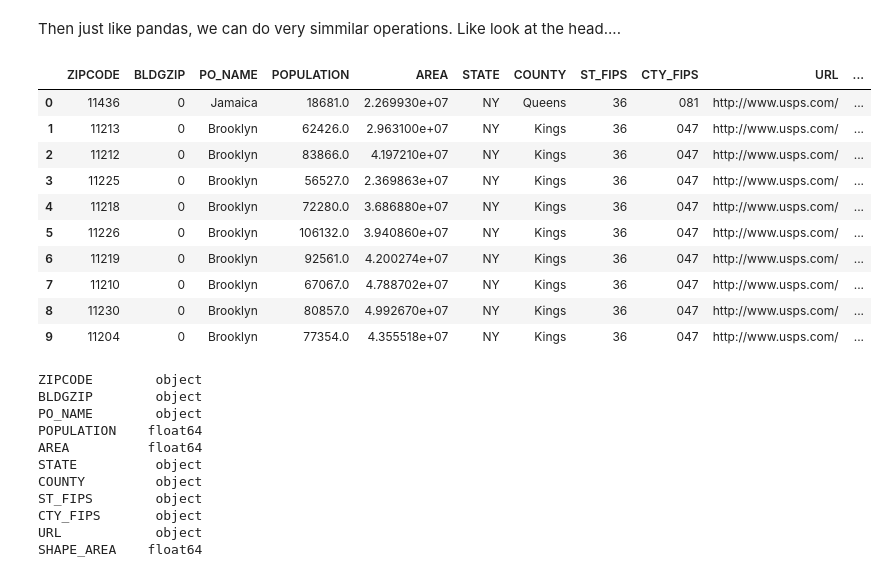
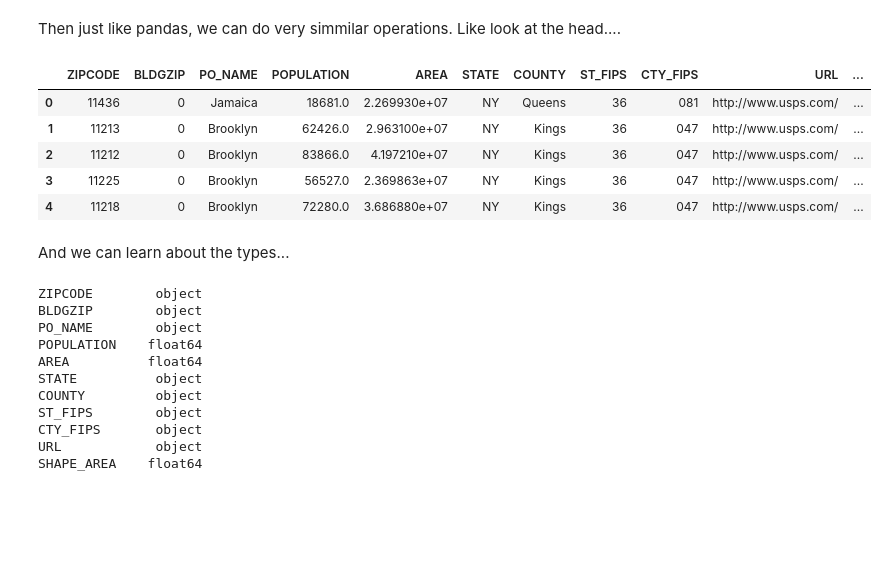
Before and after one commit to mwaugh0328/data_bootcamp_spring_2018, a Jupyter notebook: week13/geopandas.ipynb, the cells around one changed output. Drawn from its saved outputs; the diff is of its cells as text; code cells hidden in the pictures; blank space fills up the shorter version.

```diff
--- a/week13/geopandas.ipynb
+++ b/week13/geopandas.ipynb
@@ -78,19 +126,16 @@ geopandas.geodataframe.GeoDataFrame
 # %% [markdown]
 Then just like pandas, we can do very simmilar operations. Like look at the head....
 # %%
-nyc_map.head(10)
+nyc_map.head(5)
 # %% [output]
 |  | ZIPCODE | BLDGZIP | PO_NAME | POPULATION | AREA | STATE | COUNTY | ST_FIPS | CTY_FIPS | URL | ... |
 | 0 | 11436 | 0 | Jamaica | 18681.0 | 2.269930e+07 | NY | Queens | 36 | 081 | http://www.usps.com/ | ... |
 | 1 | 11213 | 0 | Brooklyn | 62426.0 | 2.963100e+07 | NY | Kings | 36 | 047 | http://www.usps.com/ | ... |
 | 2 | 11212 | 0 | Brooklyn | 83866.0 | 4.197210e+07 | NY | Kings | 36 | 047 | http://www.usps.com/ | ... |
 | 3 | 11225 | 0 | Brooklyn | 56527.0 | 2.369863e+07 | NY | Kings | 36 | 047 | http://www.usps.com/ | ... |
 | 4 | 11218 | 0 | Brooklyn | 72280.0 | 3.686880e+07 | NY | Kings | 36 | 047 | http://www.usps.com/ | ... |
-| 5 | 11226 | 0 | Brooklyn | 106132.0 | 3.940860e+07 | NY | Kings | 36 | 047 | http://www.usps.com/ | ... |
-| 6 | 11219 | 0 | Brooklyn | 92561.0 | 4.200274e+07 | NY | Kings | 36 | 047 | http://www.usps.com/ | ... |
-| 7 | 11210 | 0 | Brooklyn | 67067.0 | 4.788702e+07 | NY | Kings | 36 | 047 | http://www.usps.com/ | ... |
-| 8 | 11230 | 0 | Brooklyn | 80857.0 | 4.992670e+07 | NY | Kings | 36 | 047 | http://www.usps.com/ | ... |
-| 9 | 11204 | 0 | Brooklyn | 77354.0 | 4.355518e+07 | NY | Kings | 36 | 047 | http://www.usps.com/ | ... |
+# %% [markdown]
+And we can learn about the types...
 # %%
 nyc_map.dtypes
 # %% [output]
```
Also changed, not shown: parts of 24 cells of this notebook.
